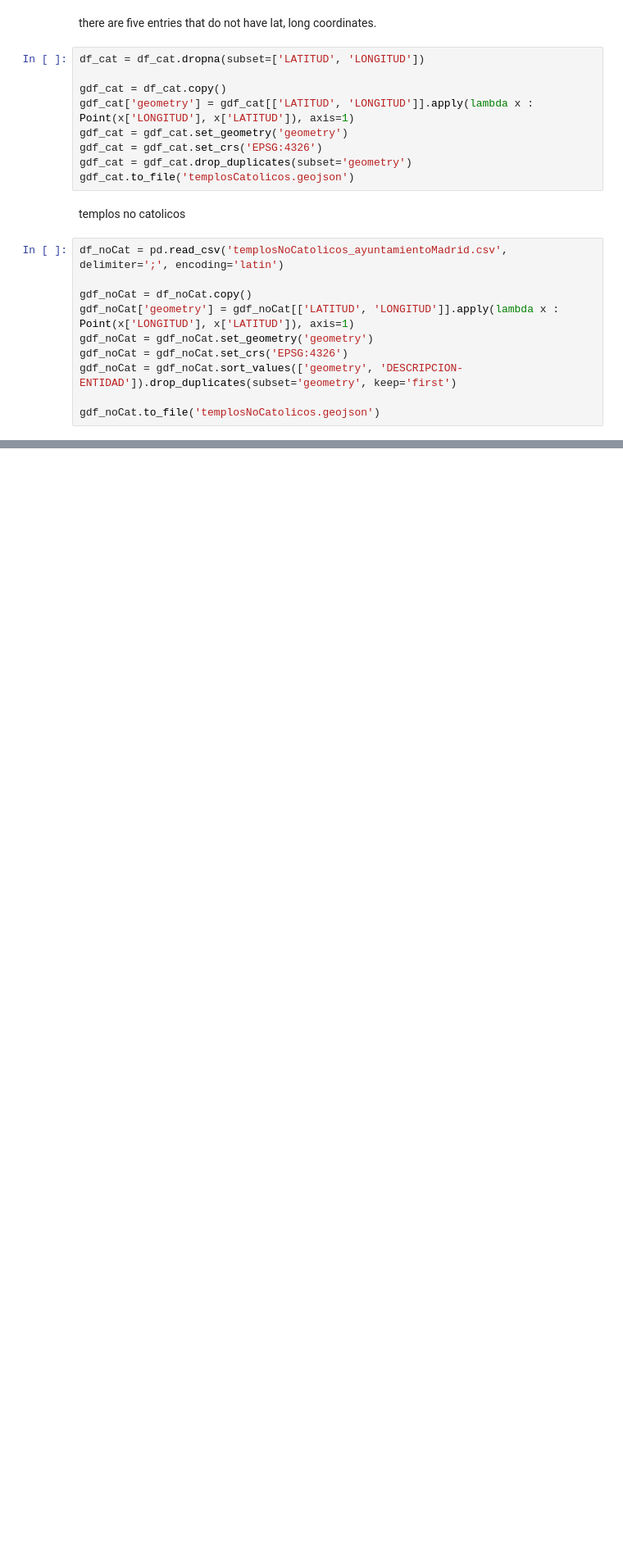
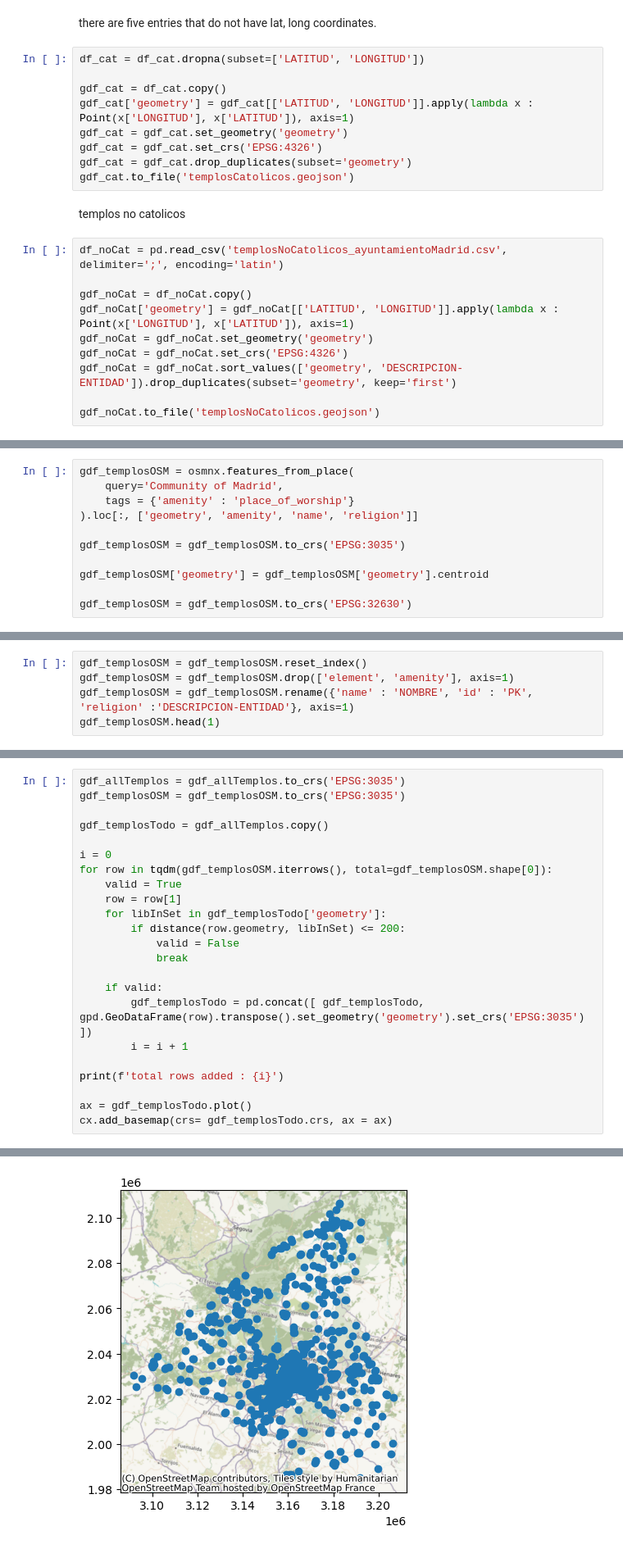
Before and after one commit to APapayaWarrior/madridAccessibility, a Jupyter notebook: POIs/templos/cleanAndConsolidate.ipynb, the cells around one changed output, grey strips where cells are left out. Shown: that part at 82% size. Drawn from its saved outputs; the diff is of its cells as text; blank space fills up the shorter version.

Commit message:
agregar mas templos con datos OSM  - dataset del ayuntamiento no contiene muchos templos no cristianos

```diff
--- a/POIs/templos/cleanAndConsolidate.ipynb
+++ b/POIs/templos/cleanAndConsolidate.ipynb
@@ -56,0 +61,11 @@ gdf_allTemplos.to_file('./cleaned/templosMadrid.geojson')
+# %%
+gdf_templosOSM = osmnx.features_from_place(
+    query='Community of Madrid',
+    tags = {'amenity' : 'place_of_worship'}
+).loc[:, ['geometry', 'amenity', 'name', 'religion']]
+
+gdf_templosOSM = gdf_templosOSM.to_crs('EPSG:3035')
+
+gdf_templosOSM['geometry'] = gdf_templosOSM['geometry'].centroid
+
+gdf_templosOSM = gdf_templosOSM.to_crs('EPSG:32630')
@@ -56,0 +84,5 @@ gdf_allTemplos.to_file('./cleaned/templosMadrid.geojson')
+# %%
+gdf_templosOSM = gdf_templosOSM.reset_index()
+gdf_templosOSM = gdf_templosOSM.drop(['element', 'amenity'], axis=1)
+gdf_templosOSM = gdf_templosOSM.rename({'name' : 'NOMBRE', 'id' : 'PK', 'religion' :'DESCRIPCION-ENTIDAD'}, axis=1)
+gdf_templosOSM.head(1)
@@ -56,0 +92,24 @@ gdf_allTemplos.to_file('./cleaned/templosMadrid.geojson')
+# %%
+gdf_allTemplos = gdf_allTemplos.to_crs('EPSG:3035')
+gdf_templosOSM = gdf_templosOSM.to_crs('EPSG:3035')
+
+gdf_templosTodo = gdf_allTemplos.copy()
+
+i = 0
+for row in tqdm(gdf_templosOSM.iterrows(), total=gdf_templosOSM.shape[0]):
+    valid = True
+    row = row[1]
+    for libInSet in gdf_templosTodo['geometry']:
+        if distance(row.geometry, libInSet) <= 200:
+            valid = False
+            break
+
+    if valid:
+        gdf_templosTodo = pd.concat([ gdf_templosTodo, gpd.GeoDataFrame(row).transpose().set_geometry('geometry').set_crs('EPSG:3035') ])
+        i = i + 1
+
+print(f'total rows added : {i}')
+
+ax = gdf_templosTodo.plot()
+cx.add_basemap(crs= gdf_templosTodo.crs, ax = ax)
+# %% [output]
@@ -56,0 +117 @@ gdf_allTemplos.to_file('./cleaned/templosMadrid.geojson')
+[figure, added]
```
Also changed, not shown: parts of 8 cells of this notebook, 3 other files.
